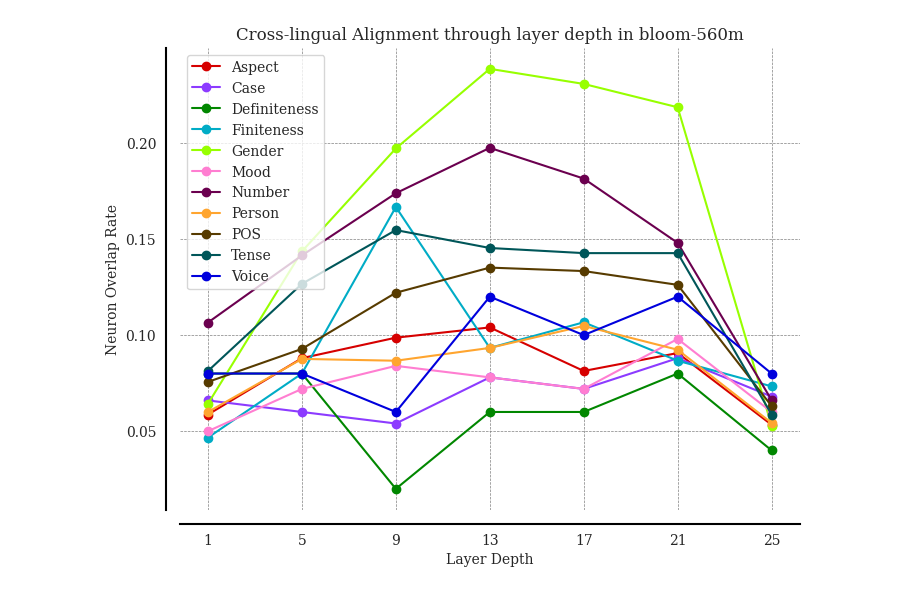
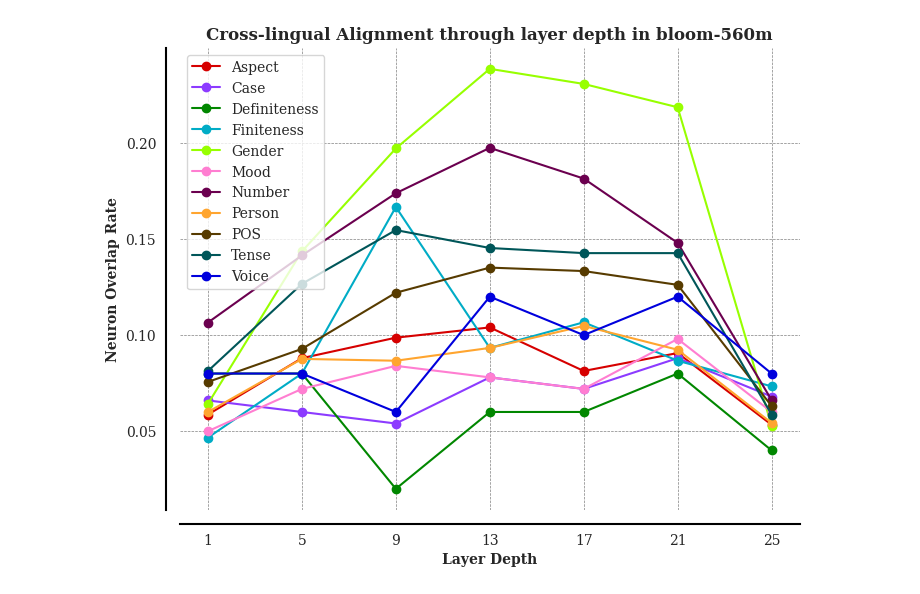
Before and after one commit to ErikaaWang/multilingual-typology-probing, a Jupyter notebook: ovlp_through_layer.ipynb, the cells around one changed output. Drawn from its saved outputs; the diff is of its cells as text; code cells hidden in the pictures.

```diff
--- a/ovlp_through_layer.ipynb
+++ b/ovlp_through_layer.ipynb
@@ -37,34 +37,34 @@ plt.figure(figsize=(8, 6))
 # Define a dark color palette
 palette = sns.color_palette(cc.glasbey, n_colors=len(y_dict))
 
 # Plot each category with a unique color
 for (key, y), color in zip(y_dict.items(), itertools.cycle(palette)):
     plt.plot(x, y, marker='o', label=key, color=color)
 
 # Customize the grid and frame
 plt.gca().spines['top'].set_color('none')
 plt.gca().spines['right'].set_color('none')
 plt.gca().spines['bottom'].set_color('black')
 plt.gca().spines['left'].set_color('black')
 # plt.gca().spines['top'].set_linewidth(0)
 # plt.gca().spines['right'].set_linewidth(0)
 plt.gca().spines['bottom'].set_linewidth(1.5)
 plt.gca().spines['left'].set_linewidth(1.5)
 plt.grid(True, which='major', linewidth=0.5, color='gray', linestyle='--')
 
 plt.xticks(ticks=x)
 plt.gca().spines['bottom'].set_position(('outward', 10))  # Move bottom spine outward
 plt.gca().spines['left'].set_position(('outward', 10))
 
 
 
 # Adding labels and title
-plt.xlabel('Layer Depth')
-plt.ylabel('Neuron Overlap Rate')
-plt.title('Cross-lingual Alignment through layer depth in bloom-560m')
+plt.xlabel('Layer Depth', fontweight='bold')
+plt.ylabel('Neuron Overlap Rate', fontweight='bold')
+plt.title('Cross-lingual Alignment through layer depth in bloom-560m', fontweight='bold')
 plt.legend()
 
 # Show the plot
 plt.savefig(f'experiments/scatterplots/bloom-560m/layers.pdf', bbox_inches='tight')
 # %% [output]
-[figure, old version]
+[figure, new version]
```
Also changed, not shown: 6 other files.
